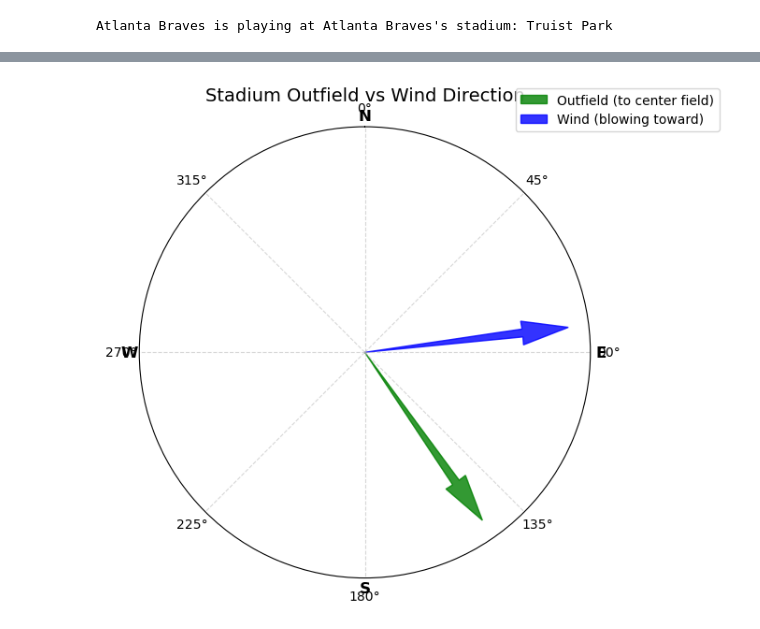
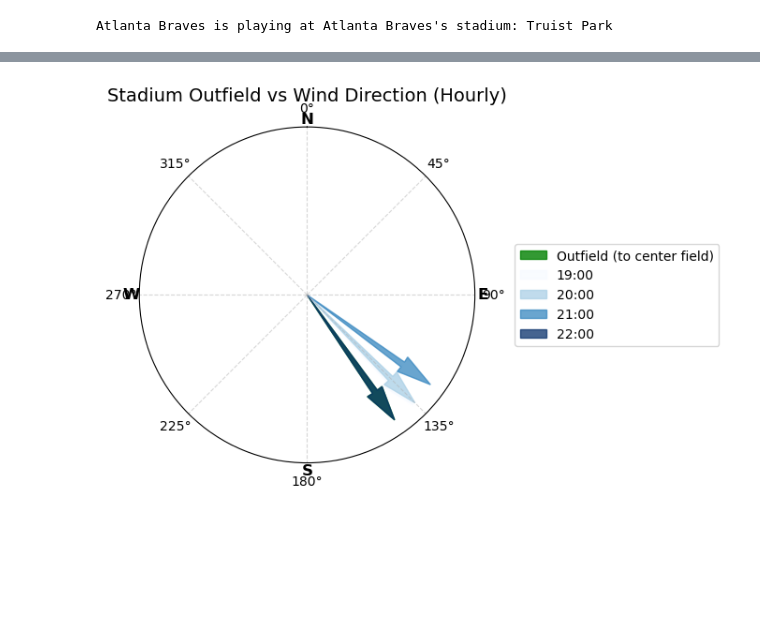
Before and after one commit to rpatel12438/mlb-wind-correlation, a Jupyter notebook: MLBwindCorrelation.ipynb, the cells around one changed output, grey strips where cells are left out. Saved outputs shown, nothing was run; the diff lists cells and outputs as text; code cells hidden in the pictures; blank space fills up the shorter version.

Commit message:
Added multiple hours to the visualization

```diff
--- a/MLBwindCorrelation.ipynb
+++ b/MLBwindCorrelation.ipynb
@@ -223,44 +223,51 @@ Time: 2025-07-19T22:00, Direction: 305° (NW), Speed: 10.6 km/h (6.59 mph), Effe
 # %%
 fig, ax = plt.subplots(subplot_kw={'projection': 'polar'}, figsize=(7, 7))
 
 # Set compass orientation
-ax.set_theta_zero_location('N')  # 0° at the top (North)
-ax.set_theta_direction(-1)       # Clockwise
+ax.set_theta_zero_location('N')
+ax.set_theta_direction(-1)
 
 # Plot outfield direction
 theta_outfield = np.deg2rad(outfield_direction_deg)
 ax.arrow(theta_outfield, 0, 0, 1,
          width=0.05, color='green', alpha=0.8,
          label='Outfield (to center field)',
          length_includes_head=True)
 
-# Plot wind direction (blowing *toward*)
-if wind_direction_deg is not None:
-    theta_wind = np.deg2rad(wind_direction_deg)
-    ax.arrow(theta_wind, 0, 0, 1,
-             width=0.05, color='blue', alpha=0.8,
-             label='Wind (blowing toward)',
-             length_includes_head=True)
+# Plot wind direction arrows for each game hour
+if filtered_wind:
+    import matplotlib.cm as cm
+
+    cmap = cm.get_cmap('Blues', len(filtered_wind))  # Color scale by hour
+
+    for i, entry in enumerate(filtered_wind):
+        wind_toward_deg = (entry["direction_deg"] + 180) % 360
+        theta = np.deg2rad(wind_toward_deg)
+        time_label = entry["time"][-5:]  # e.g., '13:00'
+
+        ax.arrow(theta, 0, 0, 1,
+                 width=0.05, color=cmap(i), alpha=0.75,
+                 label=f'{time_label}', length_includes_head=True)
 
 # Customize radial grid and labels
 ax.set_rmax(1.1)
-ax.set_rticks([])  # Hide radial ticks
-ax.set_rlabel_position(0)  # Label position for radius
+ax.set_rticks([])
+ax.set_rlabel_position(0)
 ax.grid(True, linestyle='--', alpha=0.5)
 
 # Add cardinal direction labels
 cardinal_labels = ['N', 'E', 'S', 'W']
 cardinal_angles = [0, 90, 180, 270]
 for angle, label in zip(cardinal_angles, cardinal_labels):
     ax.text(np.deg2rad(angle), 1.15, label,
             fontsize=12, fontweight='bold',
             ha='center', va='center')
 
-# Add title and legend
-ax.set_title("Stadium Outfield vs Wind Direction", fontsize=14, pad=20)
-ax.legend(loc='upper right', bbox_to_anchor=(1.3, 1.1))
+# Title and legend
+ax.set_title("Stadium Outfield vs Wind Direction (Hourly)", fontsize=14, pad=20)
+ax.legend(loc='center left', bbox_to_anchor=(1.1, 0.5), fontsize=10)
 
 plt.tight_layout()
 plt.show()
 # %% [output]
-[figure, old version]
+[figure, new version]
```
Also changed, not shown: parts of 3 cells of this notebook.
